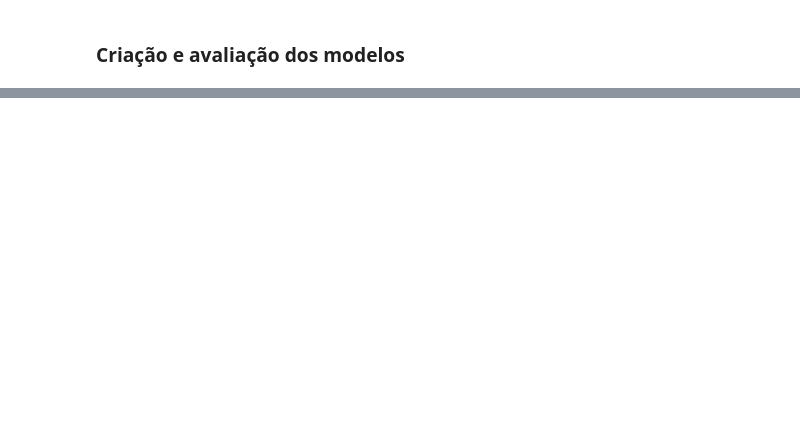
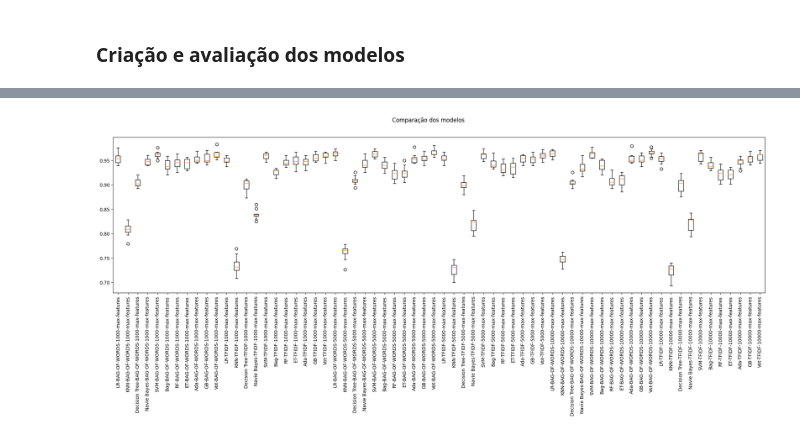
Before and after one commit to carolfjunger/inf2137-trab-final, a Jupyter notebook: trab_v2.ipynb, the cells around one changed output, grey strips where cells are left out. Cells and saved outputs as stored; diff of their text form; code cells hidden in the pictures; blank space fills up the shorter version.

```diff
--- a/trab_v2.ipynb
+++ b/trab_v2.ipynb
@@ -61,7 +50,7 @@ df = df_orig.copy()
 vectorizer = CountVectorizer()
 X_processed = vectorizer.fit_transform(df["preprocessed_news"])
 
-tfidfconverter = TfidfVectorizer(max_features=800000)
+tfidfconverter = TfidfVectorizer()
 X_processed_Tfid = tfidfconverter.fit_transform(df["preprocessed_news"])
 
 len(vectorizer.get_feature_names_out())
@@ -332,0 +119,6 @@ Os resultados foram muito positivos, isso pode ser por conta de algum viés na f
+# %%
+def get_params_by_max_feature_and_method(results, method, max_feature):
+  result = filter(lambda x: x[0] == method and x[1] == max_feature, results)
+  return list(result)[0][2]
+
+get_params_by_max_feature_and_method(results, "BOW", 1000)
@@ -332,0 +180,21 @@ Os resultados foram muito positivos, isso pode ser por conta de algum viés na f
+# %%
+results_models_aux = results_models.copy()
+results_models_aux
+
+results_final = []
+names = []
+
+for result_model in results_models_aux:
+  results_final.extend(result_model[1])
+  names.extend(result_model[2])
+
+
+# Comparação dos modelos
+fig = plt.figure(figsize=(25,6))
+fig.suptitle('Comparação dos modelos')
+ax = fig.add_subplot(111)
+plt.boxplot(results_final)
+ax.set_xticklabels(names, rotation=90)
+plt.show()
+# %% [output]
+[figure, added]
```
Also changed, not shown: parts of 27 cells of this notebook.
